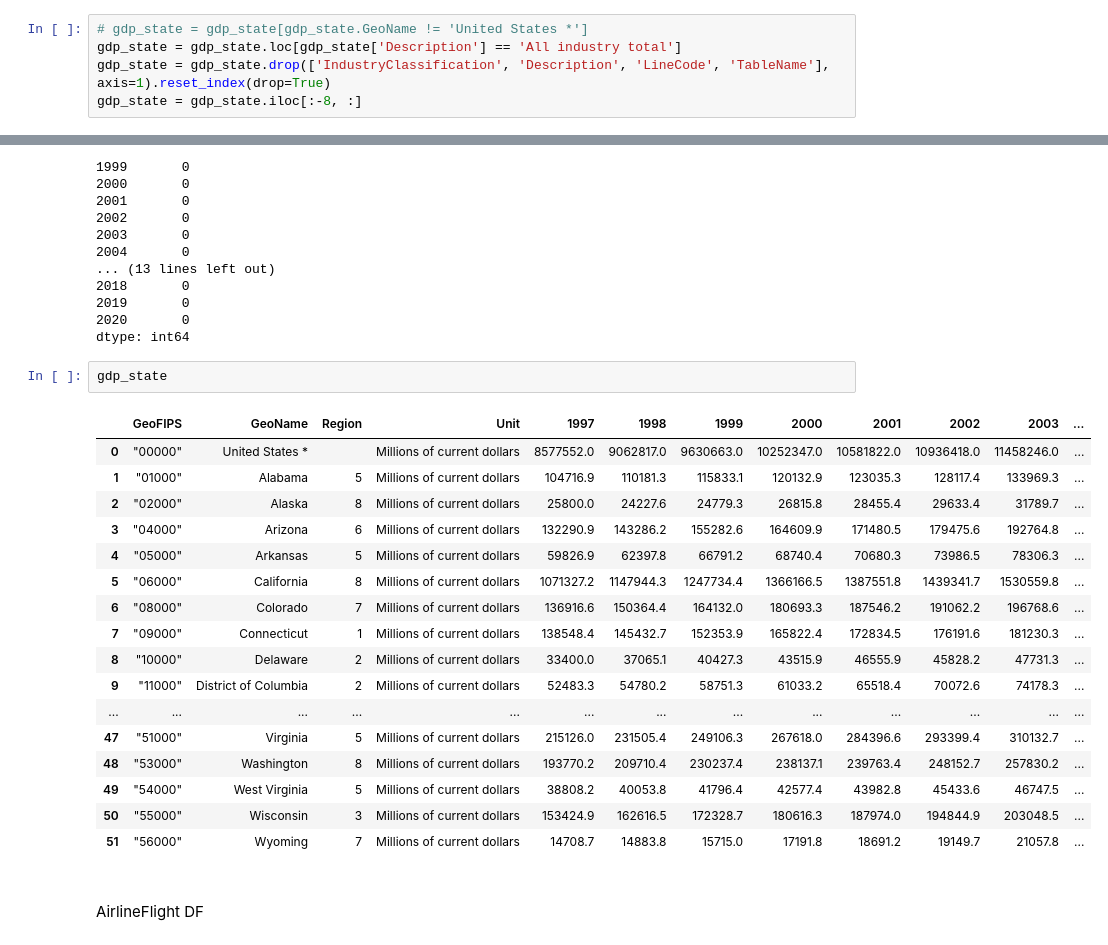
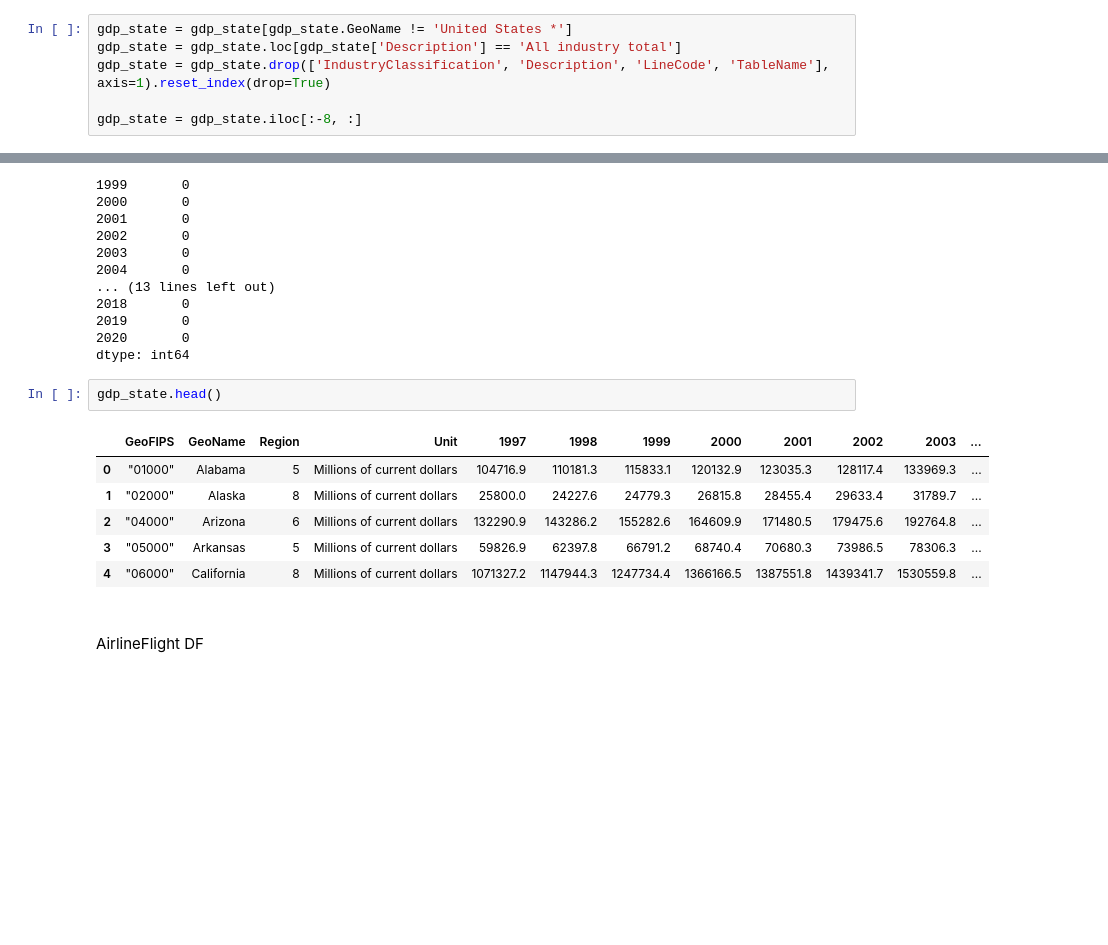
Before and after one commit to cosmopaladin/project-1, a Jupyter notebook: project1.ipynb, the cells around one changed output, grey strips where cells are left out. Cells and saved outputs as stored; diff of their text form; blank space fills up the shorter version.

```diff
--- a/project1.ipynb
+++ b/project1.ipynb
@@ -23,9 +23,10 @@ gdp_state.head()
 | 3 | "00000" | United States * |  | SAGDP2N | 4.0 | 111-112 | Farms | Millions of current dollars | 88136.0 | ... |
 | 4 | "00000" | United States * |  | SAGDP2N | 5.0 | 113-115 | Forestry, fishing, and related ac... | Millions of current dollars | 20501.0 | ... |
 # %%
-# gdp_state = gdp_state[gdp_state.GeoName != 'United States *']
+gdp_state = gdp_state[gdp_state.GeoName != 'United States *']
 gdp_state = gdp_state.loc[gdp_state['Description'] == 'All industry total']
 gdp_state = gdp_state.drop(['IndustryClassification', 'Description', 'LineCode', 'TableName'], axis=1).reset_index(drop=True)
+
 gdp_state = gdp_state.iloc[:-8, :]
 # %%
 for year in range(1997, 2021):
@@ -71,25 +72,14 @@ Unit       0
 2020       0
 dtype: int64
 # %%
-gdp_state
+gdp_state.head()
 # %% [output]
 |  | GeoFIPS | GeoName | Region | Unit | 1997 | 1998 | 1999 | 2000 | 2001 | 2002 | 2003 | ... |
-| 0 | "00000" | United States * |  | Millions of current dollars | 8577552.0 | 9062817.0 | 9630663.0 | 10252347.0 | 10581822.0 | 10936418.0 | 11458246.0 | ... |
-| 1 | "01000" | Alabama | 5 | Millions of current dollars | 104716.9 | 110181.3 | 115833.1 | 120132.9 | 123035.3 | 128117.4 | 133969.3 | ... |
-| 2 | "02000" | Alaska | 8 | Millions of current dollars | 25800.0 | 24227.6 | 24779.3 | 26815.8 | 28455.4 | 29633.4 | 31789.7 | ... |
-| 3 | "04000" | Arizona | 6 | Millions of current dollars | 132290.9 | 143286.2 | 155282.6 | 164609.9 | 171480.5 | 179475.6 | 192764.8 | ... |
-| 4 | "05000" | Arkansas | 5 | Millions of current dollars | 59826.9 | 62397.8 | 66791.2 | 68740.4 | 70680.3 | 73986.5 | 78306.3 | ... |
-| 5 | "06000" | California | 8 | Millions of current dollars | 1071327.2 | 1147944.3 | 1247734.4 | 1366166.5 | 1387551.8 | 1439341.7 | 1530559.8 | ... |
-| 6 | "08000" | Colorado | 7 | Millions of current dollars | 136916.6 | 150364.4 | 164132.0 | 180693.3 | 187546.2 | 191062.2 | 196768.6 | ... |
-| 7 | "09000" | Connecticut | 1 | Millions of current dollars | 138548.4 | 145432.7 | 152353.9 | 165822.4 | 172834.5 | 176191.6 | 181230.3 | ... |
-| 8 | "10000" | Delaware | 2 | Millions of current dollars | 33400.0 | 37065.1 | 40427.3 | 43515.9 | 46555.9 | 45828.2 | 47731.3 | ... |
-| 9 | "11000" | District of Columbia | 2 | Millions of current dollars | 52483.3 | 54780.2 | 58751.3 | 61033.2 | 65518.4 | 70072.6 | 74178.3 | ... |
-| ... | ... | ... | ... | ... | ... | ... | ... | ... | ... | ... | ... | ... |
-| 47 | "51000" | Virginia | 5 | Millions of current dollars | 215126.0 | 231505.4 | 249106.3 | 267618.0 | 284396.6 | 293399.4 | 310132.7 | ... |
-| 48 | "53000" | Washington | 8 | Millions of current dollars | 193770.2 | 209710.4 | 230237.4 | 238137.1 | 239763.4 | 248152.7 | 257830.2 | ... |
-| 49 | "54000" | West Virginia | 5 | Millions of current dollars | 38808.2 | 40053.8 | 41796.4 | 42577.4 | 43982.8 | 45433.6 | 46747.5 | ... |
-| 50 | "55000" | Wisconsin | 3 | Millions of current dollars | 153424.9 | 162616.5 | 172328.7 | 180616.3 | 187974.0 | 194844.9 | 203048.5 | ... |
-| 51 | "56000" | Wyoming | 7 | Millions of current dollars | 14708.7 | 14883.8 | 15715.0 | 17191.8 | 18691.2 | 19149.7 | 21057.8 | ... |
+| 0 | "01000" | Alabama | 5 | Millions of current dollars | 104716.9 | 110181.3 | 115833.1 | 120132.9 | 123035.3 | 128117.4 | 133969.3 | ... |
+| 1 | "02000" | Alaska | 8 | Millions of current dollars | 25800.0 | 24227.6 | 24779.3 | 26815.8 | 28455.4 | 29633.4 | 31789.7 | ... |
+| 2 | "04000" | Arizona | 6 | Millions of current dollars | 132290.9 | 143286.2 | 155282.6 | 164609.9 | 171480.5 | 179475.6 | 192764.8 | ... |
+| 3 | "05000" | Arkansas | 5 | Millions of current dollars | 59826.9 | 62397.8 | 66791.2 | 68740.4 | 70680.3 | 73986.5 | 78306.3 | ... |
+| 4 | "06000" | California | 8 | Millions of current dollars | 1071327.2 | 1147944.3 | 1247734.4 | 1366166.5 | 1387551.8 | 1439341.7 | 1530559.8 | ... |
 # %% [markdown]
 ##
 AirlineFlight DF
```
Also changed, not shown: parts of 7 cells of this notebook.
